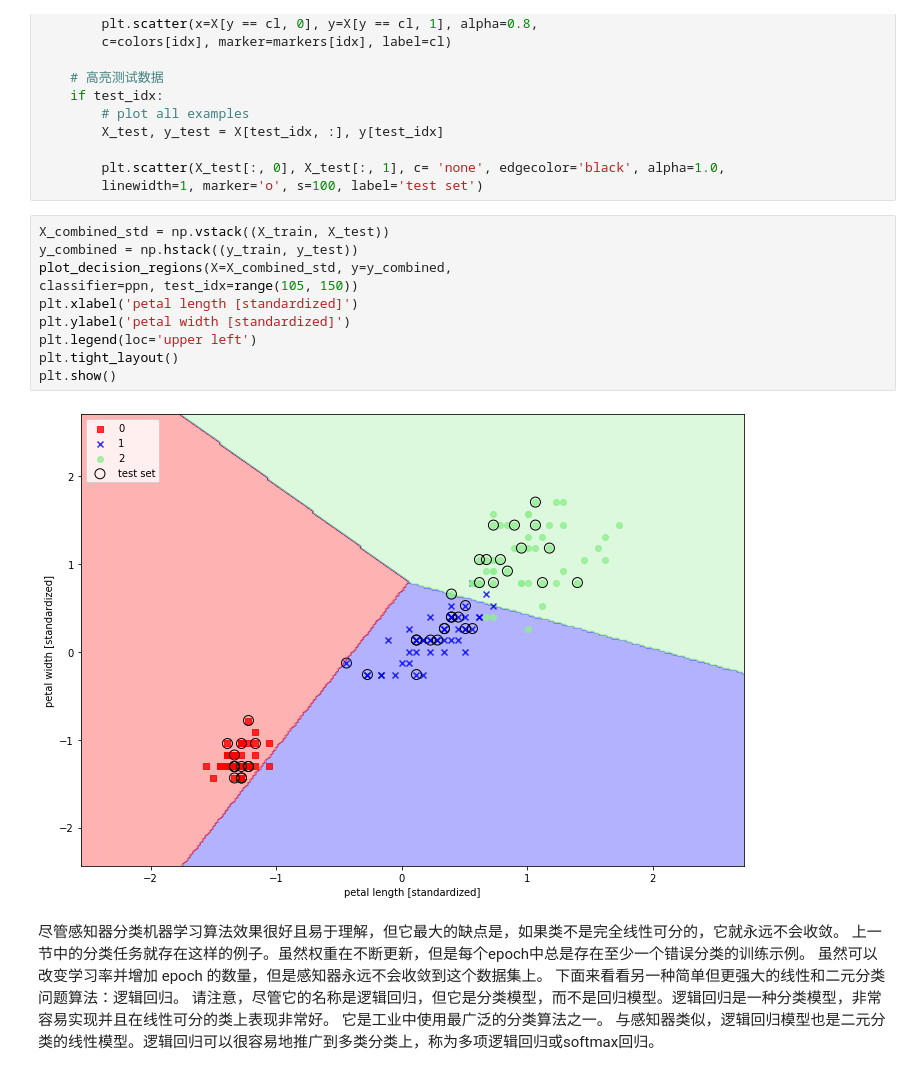
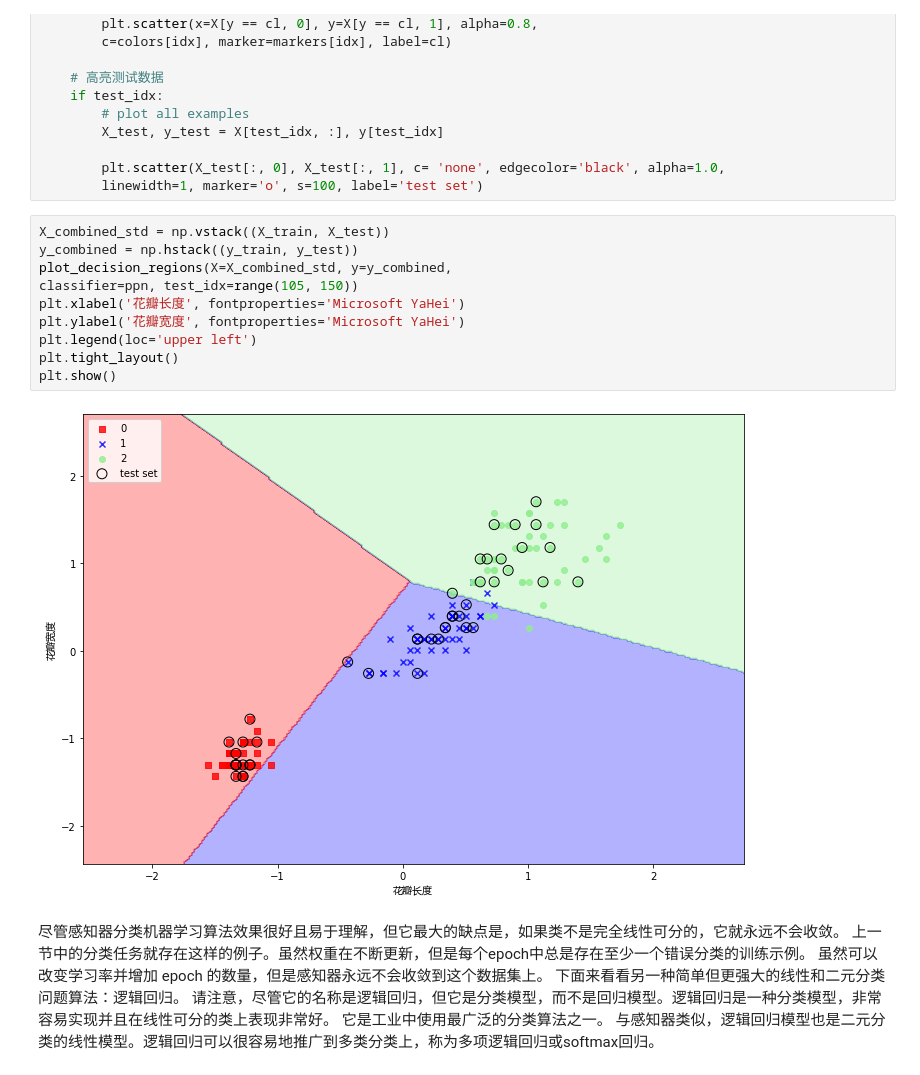
Before and after one commit to ShuningCui/CollegeComputerAI, a Jupyter notebook: 7_4_Classification_Clustering/Classification.ipynb, the cells around one changed output. Saved outputs shown, nothing was run; the diff lists cells and outputs as text.

```diff
--- a/7_4_Classification_Clustering/Classification.ipynb
+++ b/7_4_Classification_Clustering/Classification.ipynb
@@ -105,15 +105,15 @@ def plot_decision_regions(X, y, classifier, test_idx=None, resolution=0.02):
 # %%
 X_combined_std = np.vstack((X_train, X_test))
 y_combined = np.hstack((y_train, y_test))
 plot_decision_regions(X=X_combined_std, y=y_combined,
 classifier=ppn, test_idx=range(105, 150))
-plt.xlabel('petal length [standardized]')
-plt.ylabel('petal width [standardized]')
+plt.xlabel('花瓣长度', fontproperties='Microsoft YaHei')
+plt.ylabel('花瓣宽度', fontproperties='Microsoft YaHei')
 plt.legend(loc='upper left')
 plt.tight_layout()
 plt.show()
 # %% [output]
-[figure, old version]
+[figure, new version]
 # %% [markdown]
 尽管感知器分类机器学习算法效果很好且易于理解，但它最大的缺点是，如果类不是完全线性可分的，它就永远不会收敛。 上一节中的分类任务就存在这样的例子。虽然权重在不断更新，但是每个epoch中总是存在至少一个错误分类的训练示例。 虽然可以改变学习率并增加 epoch 的数量，但是感知器永远不会收敛到这个数据集上。
 下面来看看另一种简单但更强大的线性和二元分类问题算法：逻辑回归。 请注意，尽管它的名称是逻辑回归，但它是分类模型，而不是回归模型。逻辑回归是一种分类模型，非常容易实现并且在线性可分的类上表现非常好。 它是工业中使用最广泛的分类算法之一。 与感知器类似，逻辑回归模型也是二元分类的线性模型。逻辑回归可以很容易地推广到多类分类上，称为多项逻辑回归或softmax回归。
```
Also changed, not shown: parts of 2 cells of this notebook, 2 other files.
